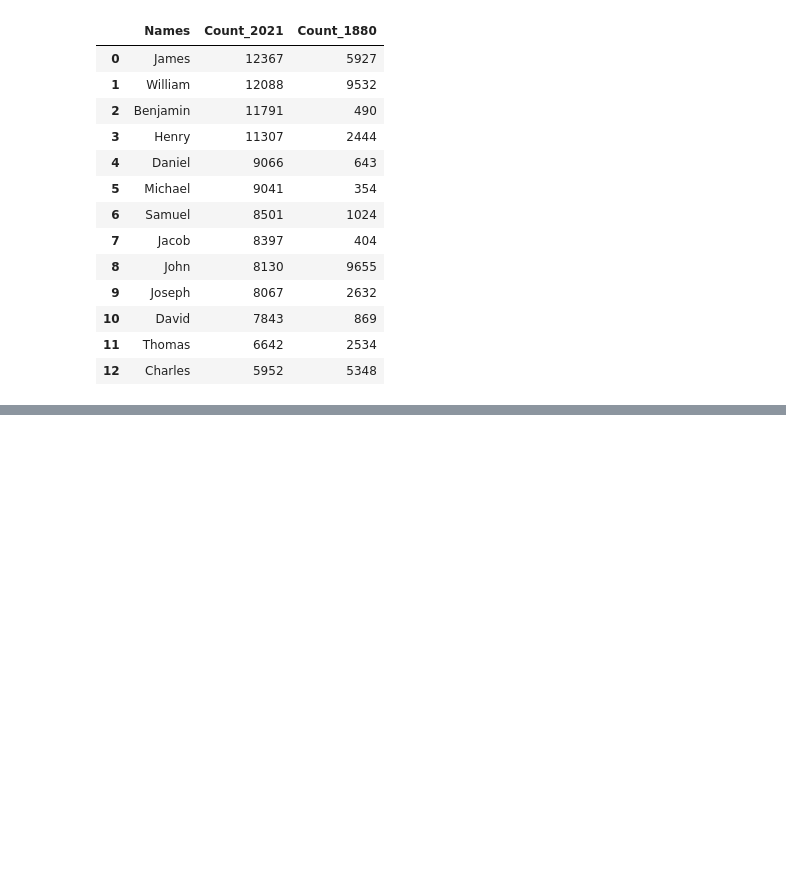
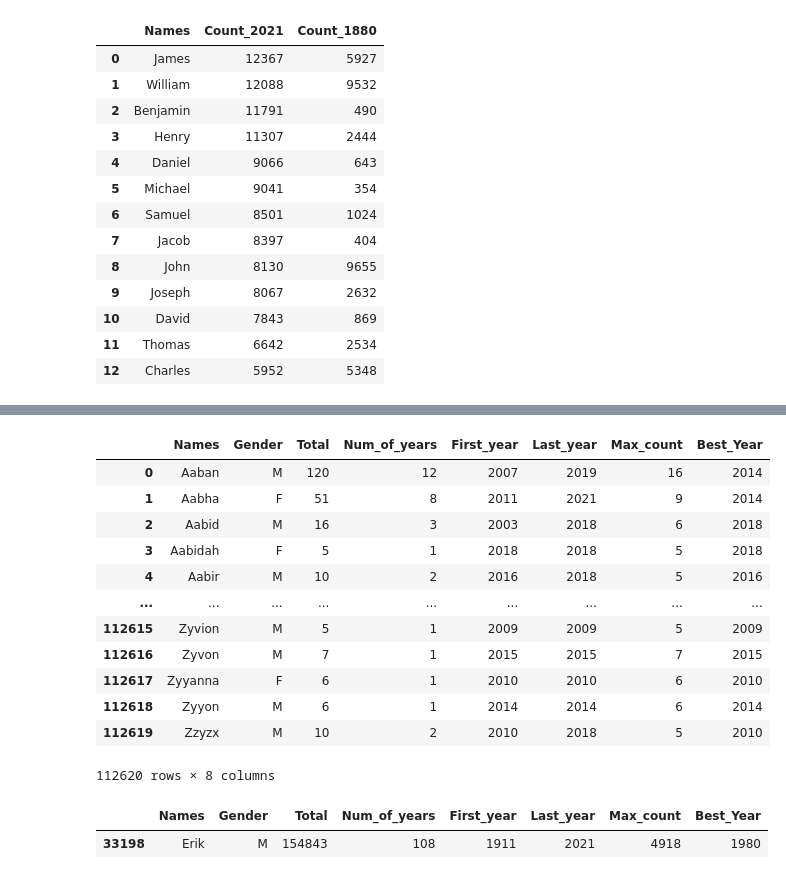
Before and after one commit to RochaErik/X-US-Baby-Names, a Jupyter notebook: EDA.ipynb, the cells around one changed output, grey strips where cells are left out. Cells and saved outputs as stored; diff of their text form; code cells hidden in the pictures; blank space fills up the shorter version.

```diff
--- a/EDA.ipynb
+++ b/EDA.ipynb
@@ -204,0 +249,7 @@ m_2021[['Names', 'Count']].merge(m_1880[['Names', 'Count']], how='inner', on='Na
+# %%
+# Finding the best year of each name
+
+def best_year(group):
+    return group.nlargest(1, 'Count').Year
+# %%
+best_y = df.groupby(['Names', 'Gender']).apply(best_year)
@@ -204,0 +288,2 @@ m_2021[['Names', 'Count']].merge(m_1880[['Names', 'Count']], how='inner', on='Na
+# %%
+df_agg['Best_Year'] = best_y.droplevel(2)
@@ -204,0 +307,23 @@ m_2021[['Names', 'Count']].merge(m_1880[['Names', 'Count']], how='inner', on='Na
+# %%
+df_agg.reset_index(inplace=True)
+# %%
+df_agg
+# %% [output]
+|  | Names | Gender | Total | Num_of_years | First_year | Last_year | Max_count | Best_Year |
+| 0 | Aaban | M | 120 | 12 | 2007 | 2019 | 16 | 2014 |
+| 1 | Aabha | F | 51 | 8 | 2011 | 2021 | 9 | 2014 |
+| 2 | Aabid | M | 16 | 3 | 2003 | 2018 | 6 | 2018 |
+| 3 | Aabidah | F | 5 | 1 | 2018 | 2018 | 5 | 2018 |
+| 4 | Aabir | M | 10 | 2 | 2016 | 2018 | 5 | 2016 |
+| ... | ... | ... | ... | ... | ... | ... | ... | ... |
+| 112615 | Zyvion | M | 5 | 1 | 2009 | 2009 | 5 | 2009 |
+| 112616 | Zyvon | M | 7 | 1 | 2015 | 2015 | 7 | 2015 |
+| 112617 | Zyyanna | F | 6 | 1 | 2010 | 2010 | 6 | 2010 |
+| 112618 | Zyyon | M | 6 | 1 | 2014 | 2014 | 6 | 2014 |
+| 112619 | Zzyzx | M | 10 | 2 | 2010 | 2018 | 5 | 2010 |
+112620 rows × 8 columns
+# %%
+df_agg[(df_agg.Names == 'Erik') & (df_agg.Gender == 'M')]
+# %% [output]
+|  | Names | Gender | Total | Num_of_years | First_year | Last_year | Max_count | Best_Year |
+| 33198 | Erik | M | 154843 | 108 | 1911 | 2021 | 4918 | 1980 |
```
Also changed, not shown: parts of 8 cells of this notebook.
